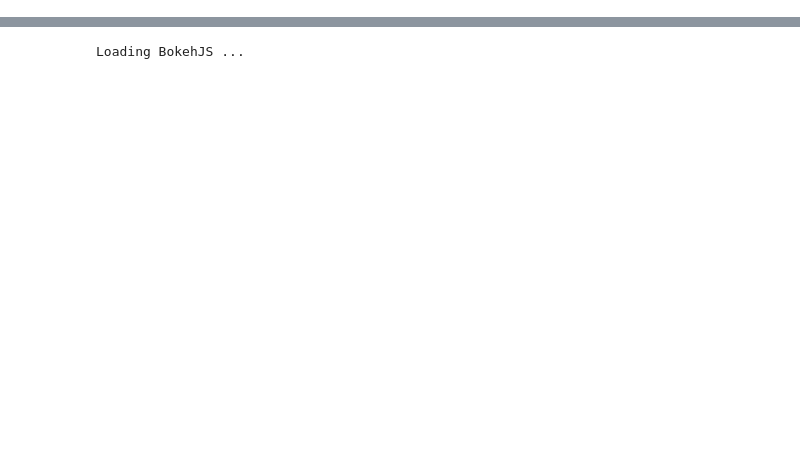
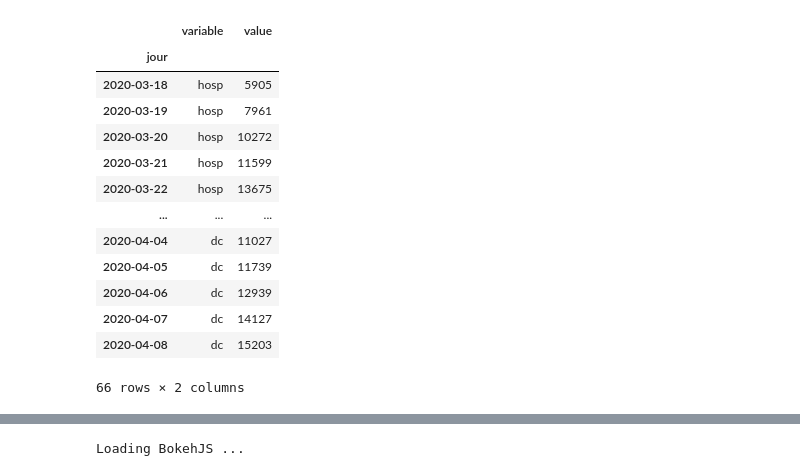
Before and after one commit to anonz322/covid-19-belgium, a Jupyter notebook: beta.ipynb, the cells around one changed output, grey strips where cells are left out. Cells and saved outputs as stored; diff of their text form; code cells hidden in the pictures; blank space fills up the shorter version.

```diff
--- a/beta.ipynb
+++ b/beta.ipynb
@@ -56,3 +37,23 @@ french = pd.read_csv("https://raw.githubusercontent.com/opencovid19-fr/data/mast
+# %%
+list_cat = ['hosp', 'rea', 'dc']
+
+french[list_cat].groupby('jour').sum().reset_index().melt(['jour']).set_index('jour')
+#.set_index('jour').sort_index()
+# %% [output]
+|  | variable | value |
+| jour |  |  |
+| 2020-03-18 | hosp | 5905 |
+| 2020-03-19 | hosp | 7961 |
+| 2020-03-20 | hosp | 10272 |
+| 2020-03-21 | hosp | 11599 |
+| 2020-03-22 | hosp | 13675 |
+| ... | ... | ... |
+| 2020-04-04 | dc | 11027 |
+| 2020-04-05 | dc | 11739 |
+| 2020-04-06 | dc | 12939 |
+| 2020-04-07 | dc | 14127 |
+| 2020-04-08 | dc | 15203 |
+66 rows × 2 columns
 # %%
 #french = french.groupby('jour').sum().drop('sexe', axis=1)
 list_cat = ['hosp', 'rea', 'dc']
```
Also changed, not shown: parts of 6 cells of this notebook, 1 other file.
